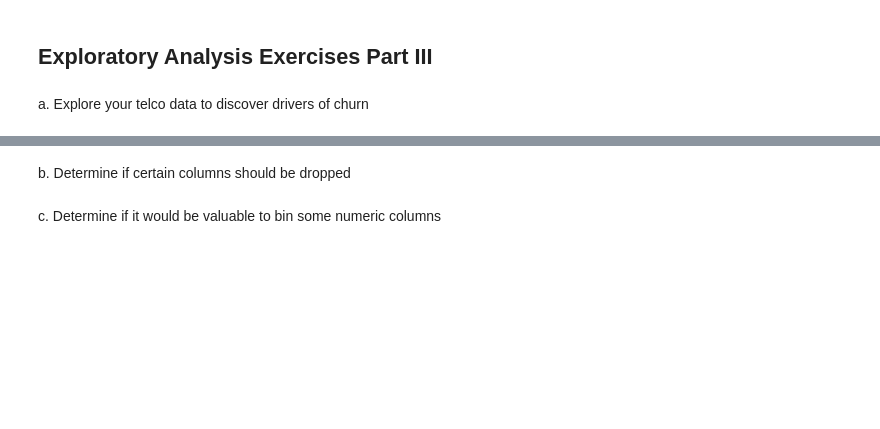
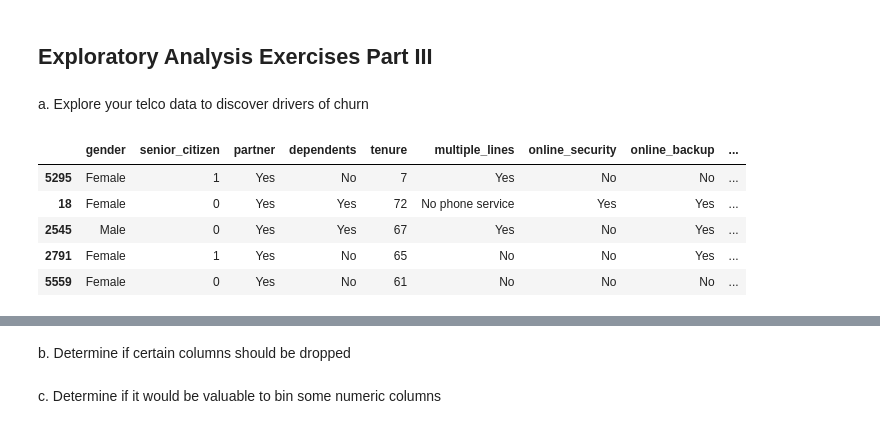
Before and after one commit to lainslie-18/classification-exercises, a Jupyter notebook: classification_exercises.ipynb, the cells around one changed output, grey strips where cells are left out. Cells and saved outputs as stored; diff of their text form; code cells hidden in the pictures; blank space fills up the shorter version.

```diff
--- a/classification_exercises.ipynb
+++ b/classification_exercises.ipynb
@@ -1173,3 +1173,14 @@ Women in third class had a better chance of survival than a man in first class
 ## Exploratory Analysis Exercises Part III
 # %% [markdown]
 a. Explore your telco data to discover drivers of churn
+# %%
+df = acquire.get_telco_data()
+train, test, validate = prepare.prep_telco_data(df)
+train.head()
+# %% [output]
+|  | gender | senior_citizen | partner | dependents | tenure | multiple_lines | online_security | online_backup | ... |
+| 5295 | Female | 1 | Yes | No | 7 | Yes | No | No | ... |
+| 18 | Female | 0 | Yes | Yes | 72 | No phone service | Yes | Yes | ... |
+| 2545 | Male | 0 | Yes | Yes | 67 | Yes | No | Yes | ... |
+| 2791 | Female | 1 | Yes | No | 65 | No | No | Yes | ... |
+| 5559 | Female | 0 | Yes | No | 61 | No | No | No | ... |
```
Also changed, not shown: parts of 3 cells of this notebook, 2 other files.
